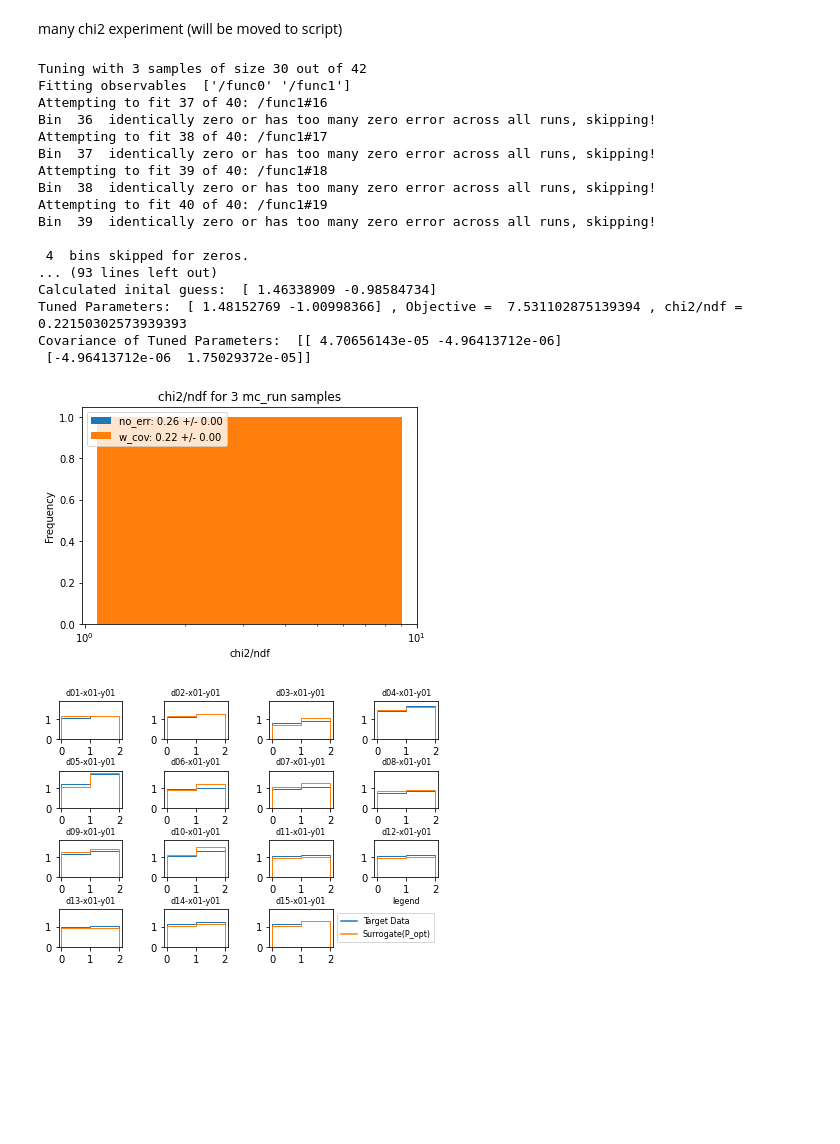
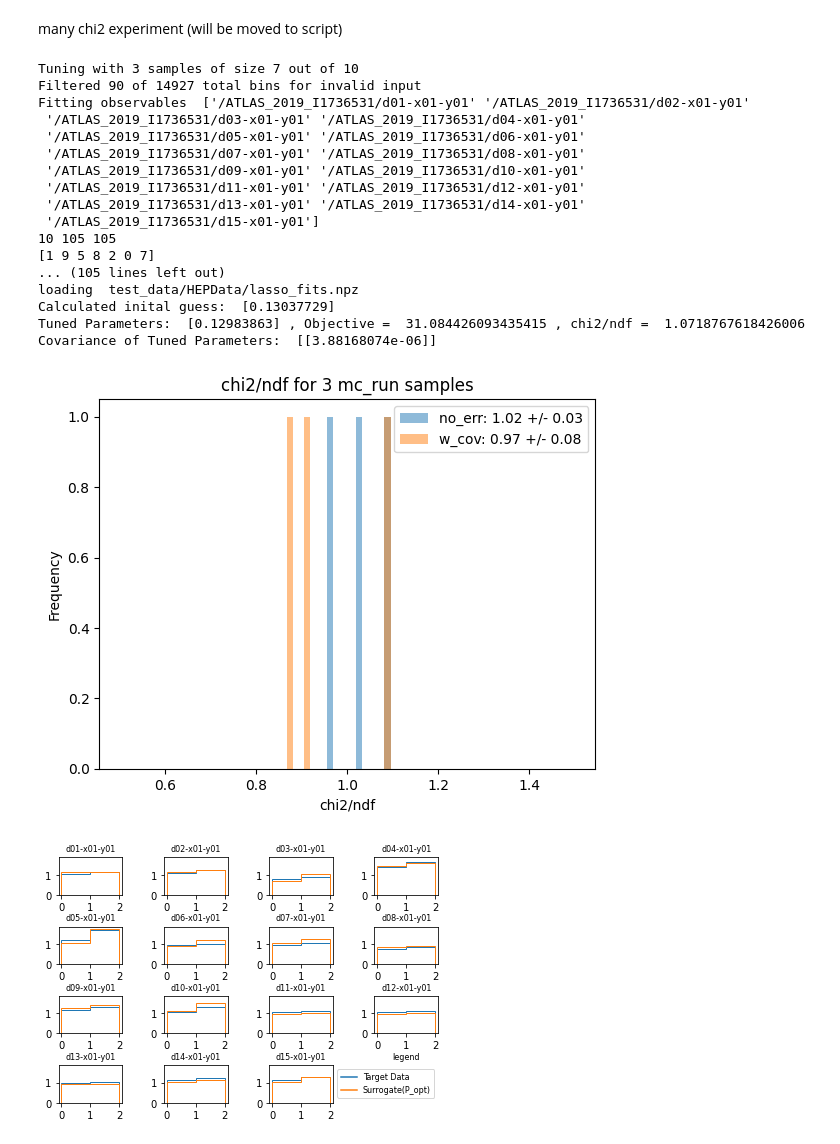
Before and after one commit to Jeffae-Schroff/apprentice-jax, a Jupyter notebook: simple_test_HEPdata.ipynb, the cells around one changed output. Drawn from its saved outputs; the diff is of its cells as text; code cells hidden in the pictures; blank space fills up the shorter version.

Commit message:
split simple_test in 2 and fixed its chi2 issue

```diff
--- a/simple_test.ipynb
+++ b/simple_test_HEPdata.ipynb
@@ -29,24 +29,7 @@ chi2_runs = 3
 sample_prop = 0.71
 chi2_no_err_file = 'test_data/HEPData/chi2results_no_err.json'
 chi2_w_cov_file = 'test_data/HEPData/chi2results_w_cov.json'
-chi2_graph_range = [0.1,10]
-
-# # dummy_data experiment
-# target_file = 'test_data/dummy_data/target_data.json'
-# mc_runs_file = 'test_data/dummy_data/inputdata.h5'
-# polyfit_file = 'test_data/dummy_data/fits.npz'
-# lasso_polyfit_file = 'test_data/dummy_data/lasso_fits.npz'
-# #fit both observables
-# select_obs = np.array(["/func0","/func1"])
-# #target all 40 bins
-# target_bins = None
-# param_names = ['a','b']
-# graph_range = [None,None]
-# chi2_runs = 3
-# sample_prop = 0.71
-# chi2_no_err_file = 'test_data/dummy_data/chi2results_no_err.json'
-# chi2_w_cov_file = 'test_data/dummy_data/chi2results_w_cov.json'
-# chi2_graph_range = [0.1,10]
+chi2_graph_range = [0.5,1.5]
 # %% [markdown]
 Preform inner and outer loop optimization
 # %%
@@ -99,61 +85,61 @@ plt.figure()
 plt.title("chi2/ndf for " + str(chi2_runs) + " mc_run samples")
 plt.ylabel("Frequency")
 plt.xlabel("chi2/ndf")
-plt.xscale('log')
 
 num_runs = fits.X.shape[0]
 sample_size = round(sample_prop * num_runs)
 print("Tuning with", chi2_runs, "samples of size", sample_size, "out of", num_runs)
 p_opt, chi2ndf = [],[]
 for i in range(chi2_runs):
-    s_fits = Polyfit(None, sample=sample_size, input_h5=mc_runs_file, order=3, covariance = True, select_obs = select_obs, cpu = cpu)
+    s_fits = Polyfit(polyfit_file, sample=sample_size, input_h5=mc_runs_file, order=3, covariance = True, select_obs = select_obs, cpu = cpu)
     s_tune_no_err = Paramtune(polyfit_file, target_file, covariance = False, target_bins = target_bins, cpu = cpu)
     p_opt.append(s_tune_no_err.p_opt)
     chi2ndf.append(s_tune_no_err.objective(s_tune_no_err.p_opt.x, *s_tune_no_err.obj_args)/s_tune_no_err.ndf)
 
 label = "no_err: {:.2f} +/- {:.2f}".format(jnp.mean(jnp.array(chi2ndf)), jnp.std(jnp.array(chi2ndf)))
-plt.hist(chi2ndf, bins = 'doane', label = label, range = chi2_graph_range, facecolor = cycle_colors[0])
+plt.hist(chi2ndf, alpha = 0.5, bins = 20, label = label, range = chi2_graph_range, facecolor = cycle_colors[0])
 results = {}
 results['chi2ndf'] = [c.tolist() for c in chi2ndf]
 results['tuned_p'] = [list(p.x) for p in p_opt]
 with open(chi2_no_err_file, "w") as f:
     json.dump(results, f, indent=4)
 
+
 p_opt_cov, chi2ndf_cov = [],[]
 for i in range(chi2_runs):
-    s_lasso_fits = Polyfit(lasso_polyfit_file, input_h5=mc_runs_file, order=3, covariance = True,
+    s_lasso_fits = Polyfit(lasso_polyfit_file, sample=sample_size, input_h5=mc_runs_file, order=3, covariance = True,
                         reg_mode = 'lasso_w', reg_param = 0.02, select_obs = select_obs, cpu = cpu)
     s_tune_w_cov = Paramtune(lasso_polyfit_file, target_file, covariance = True, target_bins = target_bins, cpu = cpu)
     p_opt_cov.append(s_tune_w_cov.p_opt)
     chi2ndf_cov.append(s_tune_w_cov.objective(s_tune_w_cov.p_opt.x, *s_tune_w_cov.obj_args)/s_tune_w_cov.ndf)
 
 label = "w_cov: {:.2f} +/- {:.2f}".format(jnp.mean(jnp.array(chi2ndf_cov)), jnp.std(jnp.array(chi2ndf_cov)))
-plt.hist(chi2ndf, bins = 'doane', label = label, range = chi2_graph_range, facecolor = cycle_colors[1])
+plt.hist(chi2ndf_cov, alpha = 0.5, bins = 20, label = label, range = chi2_graph_range, facecolor = cycle_colors[1])
 plt.legend()
 results = {}
 results['chi2ndf'] = [c.tolist() for c in chi2ndf_cov]
 results['tuned_p'] = [list(p.x) for p in p_opt_cov]
 with open(chi2_w_cov_file, "w") as f:
     json.dump(results, f, indent=4)
 # %% [output]
-Tuning with 3 samples of size 30 out of 42
-Fitting observables  ['/func0' '/func1']
-Attempting to fit 37 of 40: /func1#16
-Bin  36  identically zero or has too many zero error across all runs, skipping!
-Attempting to fit 38 of 40: /func1#17
-Bin  37  identically zero or has too many zero error across all runs, skipping!
-Attempting to fit 39 of 40: /func1#18
-Bin  38  identically zero or has too many zero error across all runs, skipping!
-Attempting to fit 40 of 40: /func1#19
-Bin  39  identically zero or has too many zero error across all runs, skipping!
-
- 4  bins skipped for zeros.
-... (93 lines left out)
-Calculated inital guess:  [ 1.46338909 -0.98584734]
-Tuned Parameters:  [ 1.48152769 -1.00998366] , Objective =  7.531102875139394 , chi2/ndf =  0.22150302573939393
-Covariance of Tuned Parameters:  [[ 4.70656143e-05 -4.96413712e-06]
- [-4.96413712e-06  1.75029372e-05]]
+Tuning with 3 samples of size 7 out of 10
+Filtered 90 of 14927 total bins for invalid input
+Fitting observables  ['/ATLAS_2019_I1736531/d01-x01-y01' '/ATLAS_2019_I1736531/d02-x01-y01'
+ '/ATLAS_2019_I1736531/d03-x01-y01' '/ATLAS_2019_I1736531/d04-x01-y01'
+ '/ATLAS_2019_I1736531/d05-x01-y01' '/ATLAS_2019_I1736531/d06-x01-y01'
+ '/ATLAS_2019_I1736531/d07-x01-y01' '/ATLAS_2019_I1736531/d08-x01-y01'
+ '/ATLAS_2019_I1736531/d09-x01-y01' '/ATLAS_2019_I1736531/d10-x01-y01'
+ '/ATLAS_2019_I1736531/d11-x01-y01' '/ATLAS_2019_I1736531/d12-x01-y01'
+ '/ATLAS_2019_I1736531/d13-x01-y01' '/ATLAS_2019_I1736531/d14-x01-y01'
+ '/ATLAS_2019_I1736531/d15-x01-y01']
+10 105 105
+[1 9 5 8 2 0 7]
+... (105 lines left out)
+loading  test_data/HEPData/lasso_fits.npz
+Calculated inital guess:  [0.13037729]
+Tuned Parameters:  [0.12983863] , Objective =  31.084426093435415 , chi2/ndf =  1.0718767618426006
+Covariance of Tuned Parameters:  [[3.88168074e-06]]
-[figure, old version]
+[figure, new version]
 # %%
 tune_no_err.graph_tune_all()
 # %% [output]
```
Also changed, not shown: parts of 2 cells of this notebook, 11 other files.
